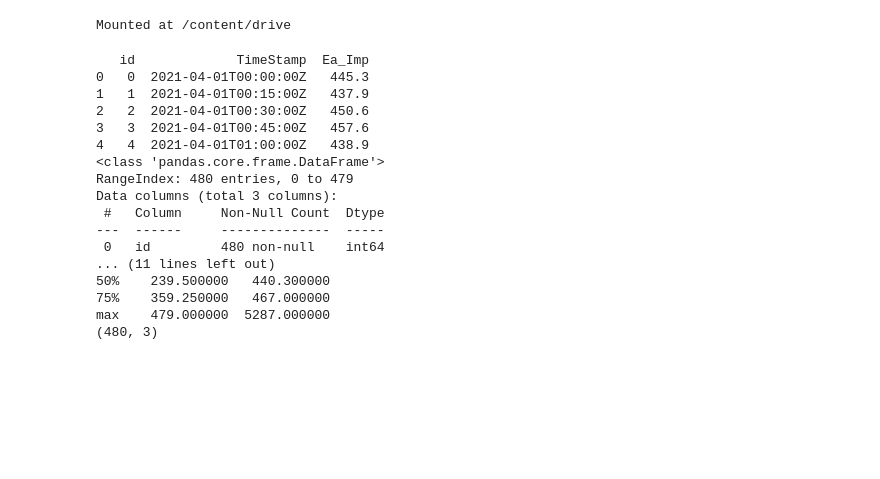
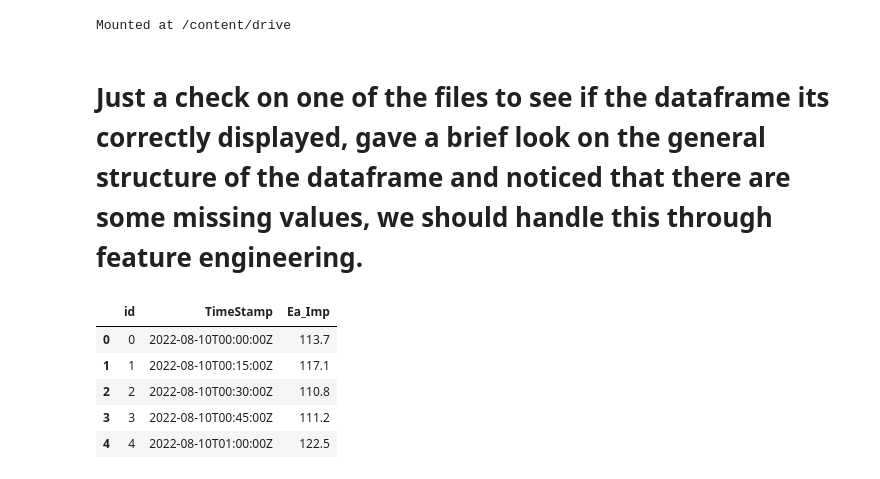
Before and after one commit to Staffilon/KestraDataOrchestrator, a Jupyter notebook: EDA.ipynb, the cells around one changed output. Cells and saved outputs as stored; diff of their text form; code cells hidden in the pictures; blank space fills up the shorter version.

```diff
--- a/EDA.ipynb
+++ b/EDA.ipynb
@@ -12,35 +12,18 @@ path_to_file = '/content/drive/My Drive/Dati-TBDM/energy_bak/energy_bak/location
+# %% [markdown]
+# **Just a check on one of the files to see if the dataframe its correctly displayed, gave a brief look on the general structure of the dataframe and noticed that there are some missing values, we should handle this through feature engineering.**
 # %%
 import pandas as pd
+from IPython.display import display
 
 # Leggi il file CSV
 df = pd.read_csv(path_to_file)
 
 # Visualizza le prime 5 righe del DataFrame
-print(df.head())
-
-# Visualizza le informazioni sul DataFrame, inclusi il numero di righe, colonne, tipi di dati delle colonne e memoria utilizzata
-print(df.info())
-
-# Visualizza le statistiche descrittive per le colonne numeriche
-print(df.describe())
-
-# Visualizza le dimensioni del DataFrame (righe, colonne)
-print(df.shape)
+display(df.head())
 # %% [output]
-   id             TimeStamp  Ea_Imp
-0   0  2021-04-01T00:00:00Z   445.3
-1   1  2021-04-01T00:15:00Z   437.9
-2   2  2021-04-01T00:30:00Z   450.6
-3   3  2021-04-01T00:45:00Z   457.6
-4   4  2021-04-01T01:00:00Z   438.9
-<class 'pandas.core.frame.DataFrame'>
-RangeIndex: 480 entries, 0 to 479
-Data columns (total 3 columns):
- #   Column     Non-Null Count  Dtype
----  ------     --------------  -----
- 0   id         480 non-null    int64
-... (11 lines left out)
-50%    239.500000   440.300000
-75%    359.250000   467.000000
-max    479.000000  5287.000000
-(480, 3)
+|  | id | TimeStamp | Ea_Imp |
+| 0 | 0 | 2022-08-10T00:00:00Z | 113.7 |
+| 1 | 1 | 2022-08-10T00:15:00Z | 117.1 |
+| 2 | 2 | 2022-08-10T00:30:00Z | 110.8 |
+| 3 | 3 | 2022-08-10T00:45:00Z | 111.2 |
+| 4 | 4 | 2022-08-10T01:00:00Z | 122.5 |
```
Also changed, not shown: parts of 9 cells of this notebook.
